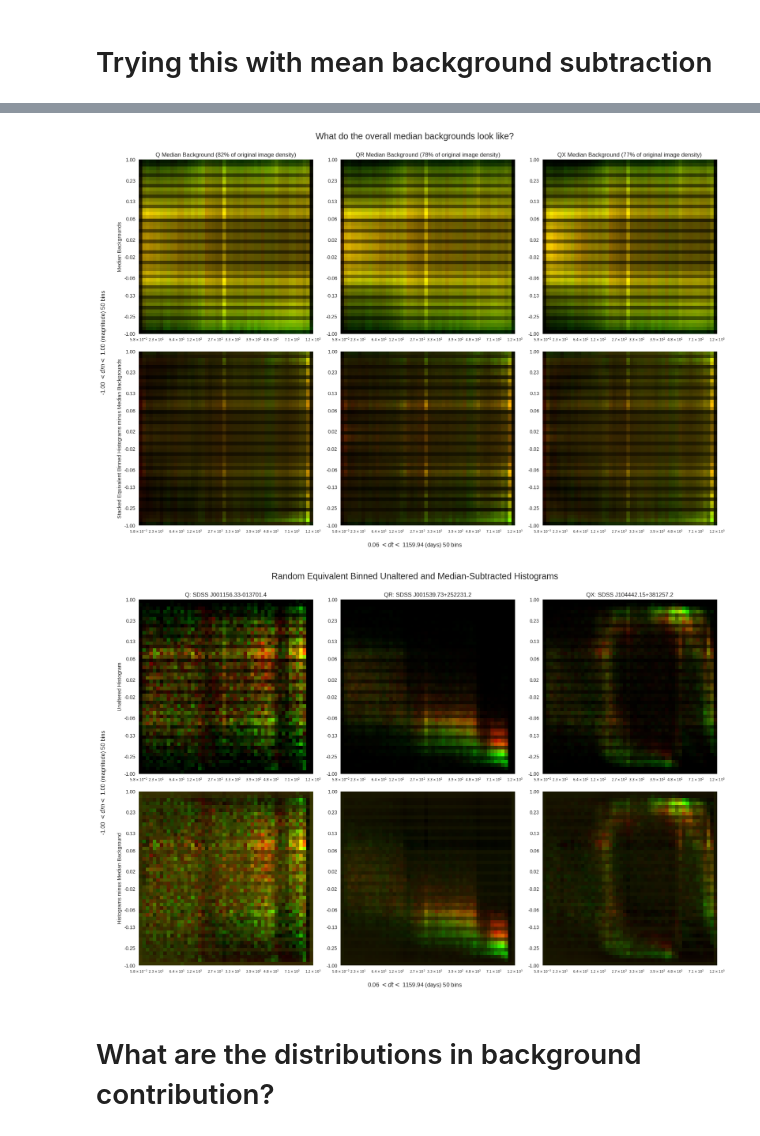
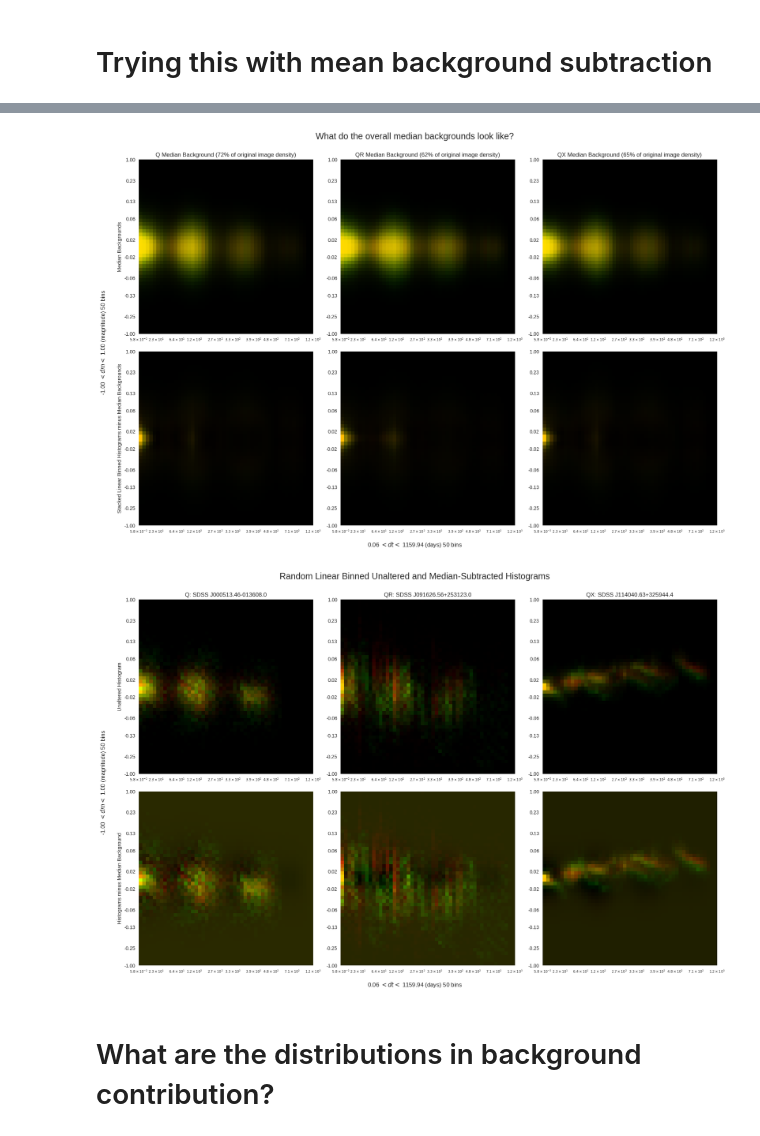
Before and after one commit to sjshamsi/Thesis, a Jupyter notebook: dmdt_Analysis/linear_bins_FBPCA_resnet34_average_class_backgrounds.ipynb, the cells around one changed output, grey strips where cells are left out. Drawn from its saved outputs; the diff is of its cells as text; code cells hidden in the pictures.

```diff
--- a/dmdt_Analysis/linear_bins_FBPCA_resnet34_average_class_backgrounds.ipynb
+++ b/dmdt_Analysis/linear_bins_FBPCA_resnet34_average_class_backgrounds.ipynb
@@ -488,5 +473,5 @@ No improvement since epoch 2: early stopping
 # %%
 learn.recorder.plot_loss()
-learn.load('equivalent_bins_mean_background_model')
+learn.load('linear_bins_mean_background_resnet34')
 # %% [output]
 <fastai.learner.Learner at 0x...>
@@ -506,14 +491,14 @@ for i in range(len(cm_percent)):
         color = "white" if cm_percent[i, j] > 50 else "black"
         ax.text(j, i, text, ha="center", va="center", color=color)
 
-ax.set_title("Equivalent Bin Histograms minus Mean Background")
+ax.set_title("Linear Bin Histograms minus Mean Background")
 ax.set_xlabel("Predicted Label")
 ax.set_ylabel("True Label")
 ax.set_xticks(range(len(interp.vocab)))
 ax.set_yticks(range(len(interp.vocab)))
 ax.set_xticklabels(interp.vocab)
 ax.set_yticklabels(interp.vocab)
-plt.colorbar(im, fraction=0.04)
+# plt.colorbar(im, fraction=0.04)
 plt.show()
 # %% [output]
 [interactive output not drawn]
@@ -712,5 +721,5 @@ No improvement since epoch 0: early stopping
 # %%
 learn.recorder.plot_loss()
-learn.load('equivalent_bins_median_background_model')
+learn.load('linear_bins_median_background_resnet34')
 # %% [output]
 <fastai.learner.Learner at 0x...>
@@ -719,26 +728,22 @@ learn.load('equivalent_bins_median_background_model')
 interp = ClassificationInterpretation.from_learner(learn)
 cm = interp.confusion_matrix()
 cm_percent = cm.astype('float') / cm.sum(axis=1)[:, np.newaxis] * 100
-
-fig, ax = plt.subplots(figsize=(9, 8))
 im = ax.imshow(cm_percent, cmap='Blues', interpolation='nearest')
 
 # Add text annotations
 for i in range(len(cm_percent)):
     for j in range(len(cm_percent[i])):
         text = f"{cm_percent[i, j]:.1f}%\n({int(cm[i, j])})"
-        color = "white" if cm_percent[i, j] > 50 else "black"
-        ax.text(j, i, text, ha="center", va="center", color=color)
+        textcolour = color = "white" if cm_percent[i, j] > 50 else "black"
+        ax.text(j, i, text, ha="center", va="center", color="black")
 
-ax.set_title("Equivalent Bin Histograms minus Median Background")
+ax.set_title('Linear Bins Histograms minus Median Background')
 ax.set_xlabel("Predicted Label")
 ax.set_ylabel("True Label")
 ax.set_xticks(range(len(interp.vocab)))
 ax.set_yticks(range(len(interp.vocab)))
 ax.set_xticklabels(interp.vocab)
 ax.set_yticklabels(interp.vocab)
-plt.colorbar(im, fraction=0.04)
-plt.show()
 # %% [output]
 [interactive output not drawn]
 [interactive output not drawn]
@@ -792,35 +797,35 @@ for index in dt_indices:
 fig, axs = plt.subplots(nrows=2, ncols=3, figsize=(18, 12))
 
 median_backgrounds = [Q_median_background, QR_median_background, QX_median_background]
 total_densities = [background.sum() / 2 for background in median_backgrounds]
 background_titles = [f'Q Median Background ({total_densities[0]:.0%} of original image density)',
                      f'QR Median Background ({total_densities[1]:.0%} of original image density)',
                      f'QX Median Background ({total_densities[2]:.0%} of original image density)']
 
 for ax, median_background, title in zip(axs[0, :], median_backgrounds, background_titles):
     ax.imshow(numpy_to_pil(median_background), extent=[0, len(dt_bins)-1, 0, len(dm_bins) - 1])
     ax.set_yticks(ticks=dm_indices, labels=dm_ticks_labels)
     ax.set_xticks(ticks=dt_indices, labels=dt_ticks_labels, size=7)
     ax.set_title(title)
 axs[0, 0].set_ylabel('Median Backgrounds')
 
 histograms_median_subtracted = [norm(dmdt_by_Name_Band[dmdt_by_Name_Band['type'] == 'Q']['histogram_minus_median_background'].sum()),
                                 norm(dmdt_by_Name_Band[dmdt_by_Name_Band['type'] == 'QR']['histogram_minus_median_background'].sum()),
                                 norm(dmdt_by_Name_Band[dmdt_by_Name_Band['type'] == 'QX']['histogram_minus_median_background'].sum())]
 
 for ax, hist in zip(axs[1, :], histograms_median_subtracted):
     ax.imshow(numpy_to_pil(hist), extent=[0, len(dt_bins)-1, 0, len(dm_bins) - 1])
     ax.set_yticks(ticks=dm_indices, labels=dm_ticks_labels)
     ax.set_xticks(ticks=dt_indices, labels=dt_ticks_labels, size=7)
-axs[1, 0].set_ylabel('Stacked Equivalent Binned Histograms minus Median Backgrounds')
+axs[1, 0].set_ylabel('Stacked Linear Binned Histograms minus Median Backgrounds')
 
 fig.supxlabel(f'{dt_bins.min():.2f} $< dt <$ {dt_bins.max():.2f} (days) {len(dt_bins) - 1} bins', size=12)
 fig.supylabel(f'{dm_bins.min():.2f} $< dm <$ {dm_bins.max():.2f} (magnitude) {len(dm_bins) - 1} bins', size=12, x=0.0001)
 fig.suptitle('What do the overall median backgrounds look like?', size=18, y=1)
 
 plt.tight_layout()
 # %% [output]
-[figure, old version]
+[figure, new version]
 # %%
 dm_nticks, dt_nticks = 10, 10
 
@@ -865,11 +870,11 @@ axs[1, 0].set_ylabel('Histograms minus Median Background')
 
 fig.supxlabel(f'{dt_bins.min():.2f} $< dt <$ {dt_bins.max():.2f} (days) {len(dt_bins) - 1} bins', size=12)
 fig.supylabel(f'{dm_bins.min():.2f} $< dm <$ {dm_bins.max():.2f} (magnitude) {len(dm_bins) - 1} bins', size=12, x=0.0001)
-fig.suptitle('Random Equivalent Binned Unaltered and Median-Subtracted Histograms', size=18, y=1)
+fig.suptitle('Random Linear Binned Unaltered and Median-Subtracted Histograms', size=18, y=1)
 
 plt.tight_layout()
 # %% [output]
-[figure, old version]
+[figure, new version]
 # %% [markdown]
 # What are the distributions in background contribution?
 # %%
```
Also changed, not shown: parts of 33 cells of this notebook, 4 other files.
